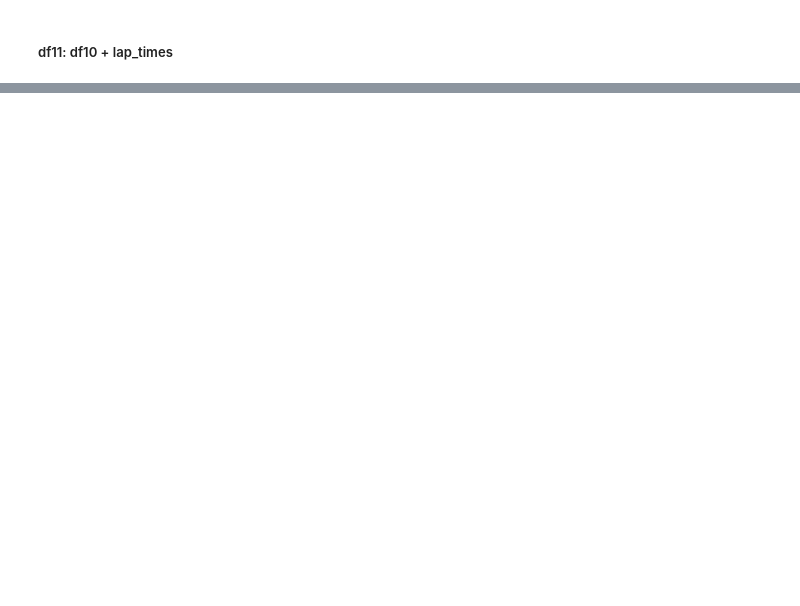
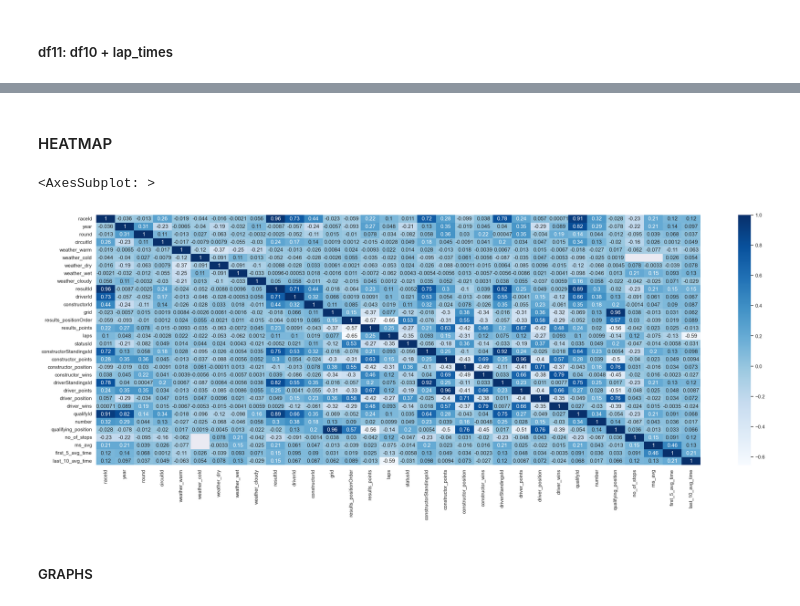
Before and after one commit to Nipun-Gupta26/ML-Project, a Jupyter notebook: merge.ipynb, the cells around one changed output, grey strips where cells are left out. Saved outputs shown, nothing was run; the diff lists cells and outputs as text; code cells hidden in the pictures; blank space fills up the shorter version.

Commit message:
Did some EDA, histograms, boxplots, heatmap, KDE plots

```diff
--- a/merge.ipynb
+++ b/merge.ipynb
@@ -3,6 +3,9 @@ import pandas as pd
 import numpy as np
 import seaborn as sns
 import matplotlib.pyplot as plt
+import plotly.graph_objects as go
+import plotly.express as px
+sns.set(rc={'figure.figsize':(10,10)})
 # %% [markdown]
 #### READING ALL DATASETS
 # %%
@@ -48,6 +51,8 @@ weather.drop(['weather'], axis = 1, inplace=True)
 weather.rename(columns={'season': 'year'}, inplace = True)
 # %%
 results.rename(columns={'number': 'car_number', 'points': 'results_points', 'positionOrder': 'results_positionOrder'}, inplace = True)
+# %%
+qualifying.rename(columns={'q1': 'q1_time', 'q2':'q2_time', 'q3': 'q3_time', 'position': 'qualifying_position'}, inplace=True)
 # %%
 circuits.rename(columns={'location': 'circuit_location'}, inplace = True)
 # %%
@@ -602,12 +191,12 @@ for i in uniqueRaceIds:
         row = []
         y = x.loc[x['driverId'] == j]
         # print(y)
-        no_of_stops = len(y)
-        ms_avg = y['milliseconds'].mean()
+        no_of_pit_stops = len(y)
+        avg_pit_stop_time = y['milliseconds'].mean()
         row.append(i)
         row.append(j)
-        row.append(no_of_stops)
-        row.append(ms_avg)
+        row.append(no_of_pit_stops)
+        row.append(avg_pit_stop_time)
         df_list.append(row)
 temp_pit_stops = pd.DataFrame(df_list, columns=['raceId', 'driverId', 'no_of_stops', 'ms_avg'])
 temp_pit_stops
@@ -712,18 +226,18 @@ for i in uniqueRaceIds:
     for j in uniqueDriverIds:
         row = []
         y = x.loc[x['driverId'] == j]
-        first_5_time = y[0:5]['milliseconds'].mean()
-        last_10_time = y[max_laps-10:max_laps]['milliseconds'].mean()
-        lap_position_after_5 = y.loc[y['lap'] == 5]
-        lap_position_after_5 = lap_position_after_5['lap_position']
-        lap_position_before_last_10  = y.loc[y['lap'] == max_laps - 10]
-        lap_position_before_last_10 = lap_position_before_last_10['lap_position']
+        first_5_laps_avg_time = y[0:5]['milliseconds'].mean()
+        last_10_laps_avg_time = y[max_laps-10:max_laps]['milliseconds'].mean()
+        lap_position_after_first_5_laps = y.loc[y['lap'] == 5]
+        lap_position_after_first_5_laps = lap_position_after_first_5_laps['lap_position']
+        lap_position_before_last_10_laps  = y.loc[y['lap'] == max_laps - 10]
+        lap_position_before_last_10_laps = lap_position_before_last_10_laps['lap_position']
         row.append(i)
         row.append(j)
-        row.append(first_5_time)
-        row.append(last_10_time)
-        row.append(str(lap_position_after_5).split('\n')[0].split(' ')[4])
-        row.append(str(lap_position_before_last_10).split('\n')[0].split(' ')[4])
+        row.append(first_5_laps_avg_time)
+        row.append(last_10_laps_avg_time)
+        row.append(str(lap_position_after_first_5_laps).split('\n')[0].split(' ')[4])
+        row.append(str(lap_position_before_last_10_laps).split('\n')[0].split(' ')[4])
         df_list.append(row)
 
 temp_lap_times = pd.DataFrame(df_list, columns=['raceId', 'driverId', 'first_5_avg_time', 'last_10_avg_time', 'lap_position_after_5', 'lap_position_before_last_10'])
@@ -777,0 +312,11 @@ df_11.head()
+# %% [markdown]
+#### HEATMAP
+# %%
+df_num = df_11.select_dtypes(include=[np.number])
+sns.set(rc={'figure.figsize':(30,10)})
+sns.heatmap(df_11.corr(), annot = True, cmap='Blues')
+# %% [output]
+<AxesSubplot: >
+[figure, added]
+# %% [markdown]
+##### GRAPHS
```
Also changed, not shown: parts of 71 cells of this notebook.
